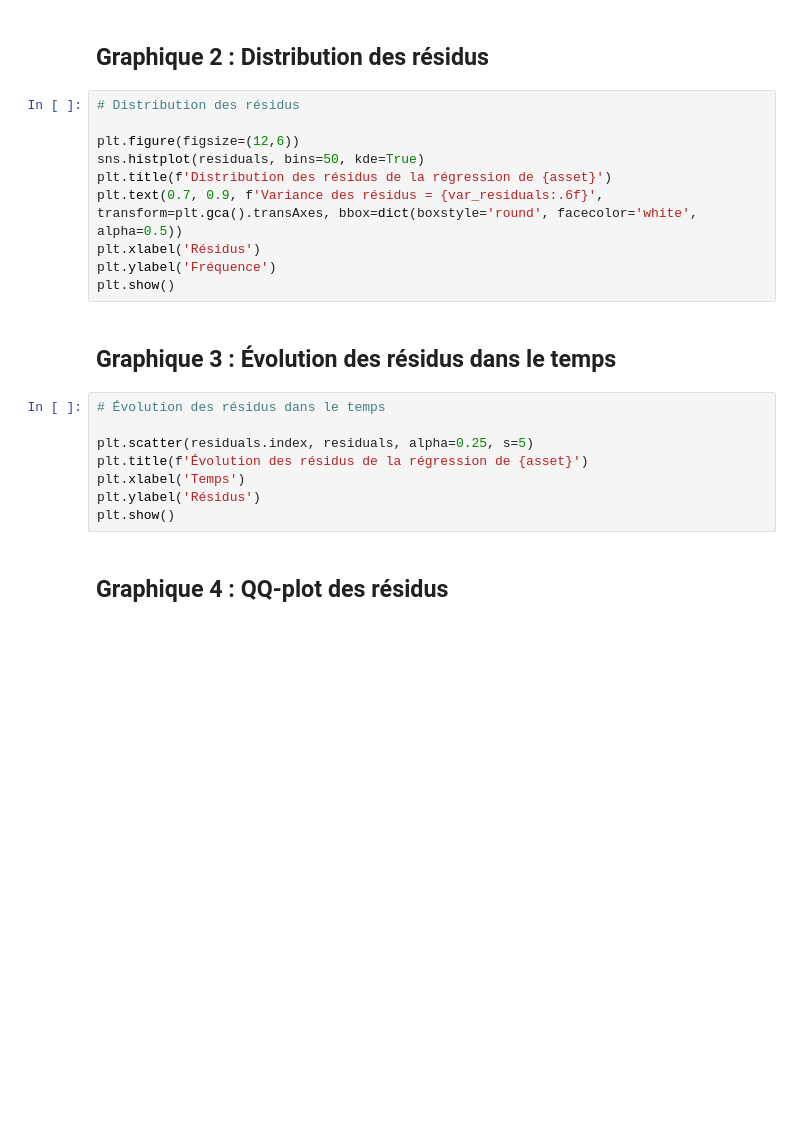
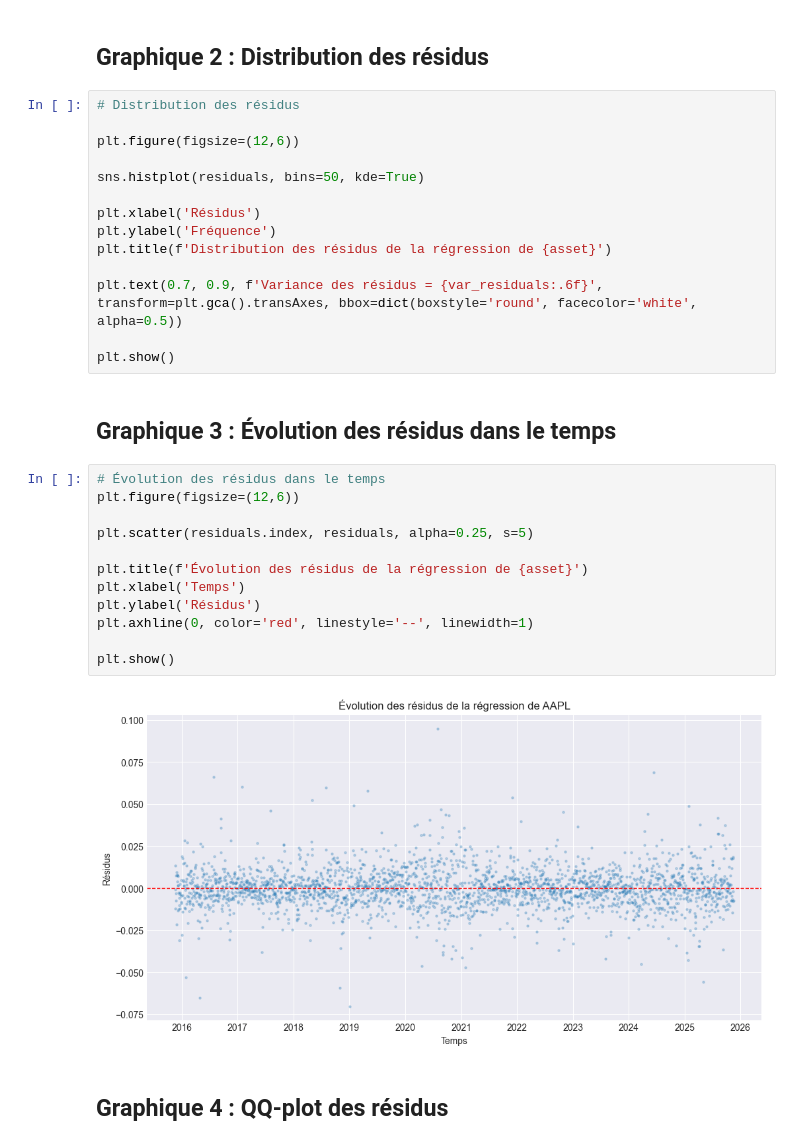
Before and after one commit to luca-dupont2/quant-101-workshops, a Jupyter notebook: 02_regression_alpha_beta/regression_alpha_beta.ipynb, the cells around one changed output. Cells and saved outputs as stored; diff of their text form; blank space fills up the shorter version.

Commit message:
Modify plot syntax for readability, add figures and axhline for qqplot

```diff
--- a/02_regression_alpha_beta/regression_alpha_beta.ipynb
+++ b/02_regression_alpha_beta/regression_alpha_beta.ipynb
@@ -161,22 +167,32 @@ plt.show()
 # Distribution des résidus
 
 plt.figure(figsize=(12,6))
+
 sns.histplot(residuals, bins=50, kde=True)
-plt.title(f'Distribution des résidus de la régression de {asset}')
-plt.text(0.7, 0.9, f'Variance des résidus = {var_residuals:.6f}', transform=plt.gca().transAxes, bbox=dict(boxstyle='round', facecolor='white', alpha=0.5))
+
 plt.xlabel('Résidus')
 plt.ylabel('Fréquence')
+plt.title(f'Distribution des résidus de la régression de {asset}')
+
+plt.text(0.7, 0.9, f'Variance des résidus = {var_residuals:.6f}', transform=plt.gca().transAxes, bbox=dict(boxstyle='round', facecolor='white', alpha=0.5))
+
 plt.show()
 # %% [markdown]
 ## Graphique 3 : Évolution des résidus dans le temps
 # %%
 # Évolution des résidus dans le temps
+plt.figure(figsize=(12,6))
 
 plt.scatter(residuals.index, residuals, alpha=0.25, s=5)
+
 plt.title(f'Évolution des résidus de la régression de {asset}')
 plt.xlabel('Temps')
 plt.ylabel('Résidus')
+plt.axhline(0, color='red', linestyle='--', linewidth=1)
+
 plt.show()
+# %% [output]
+[figure, added]
 # %% [markdown]
 ## Graphique 4 : QQ-plot des résidus
 # %%
```
Also changed, not shown: parts of 2 cells of this notebook.
